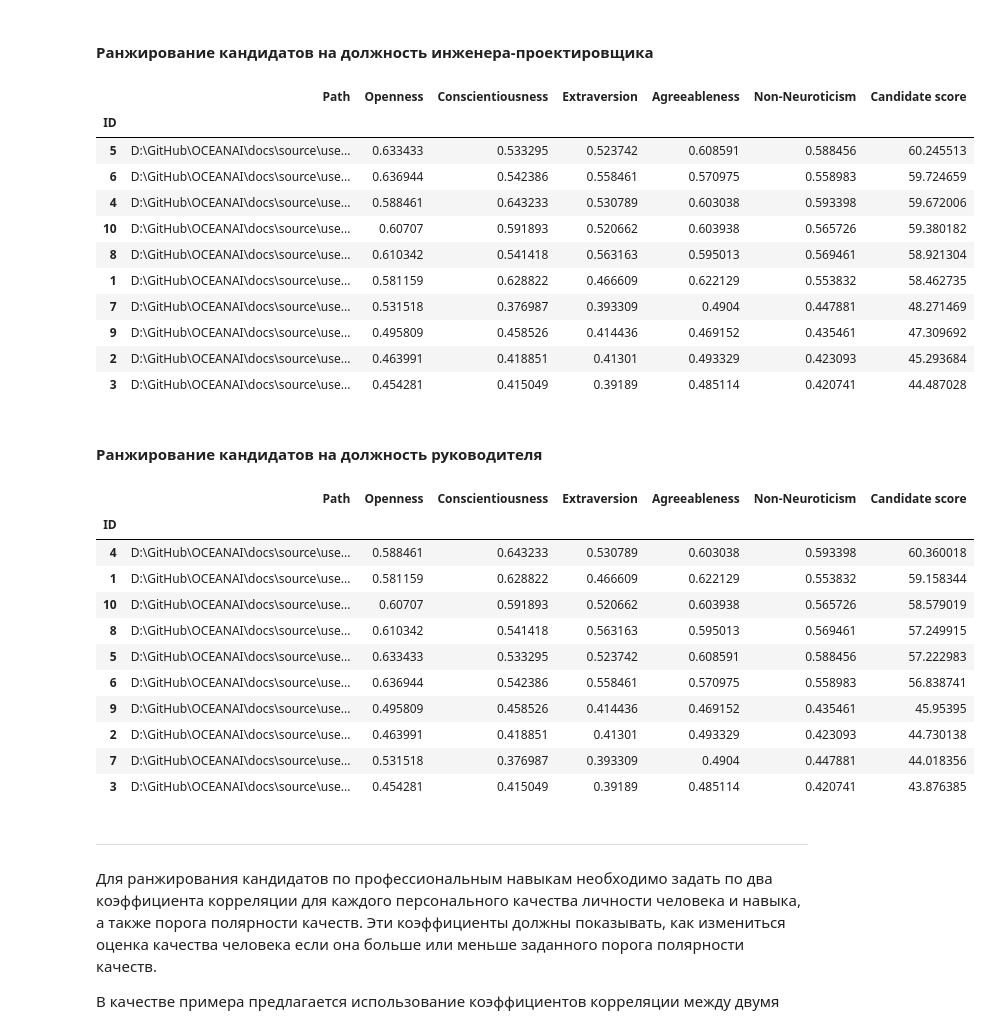
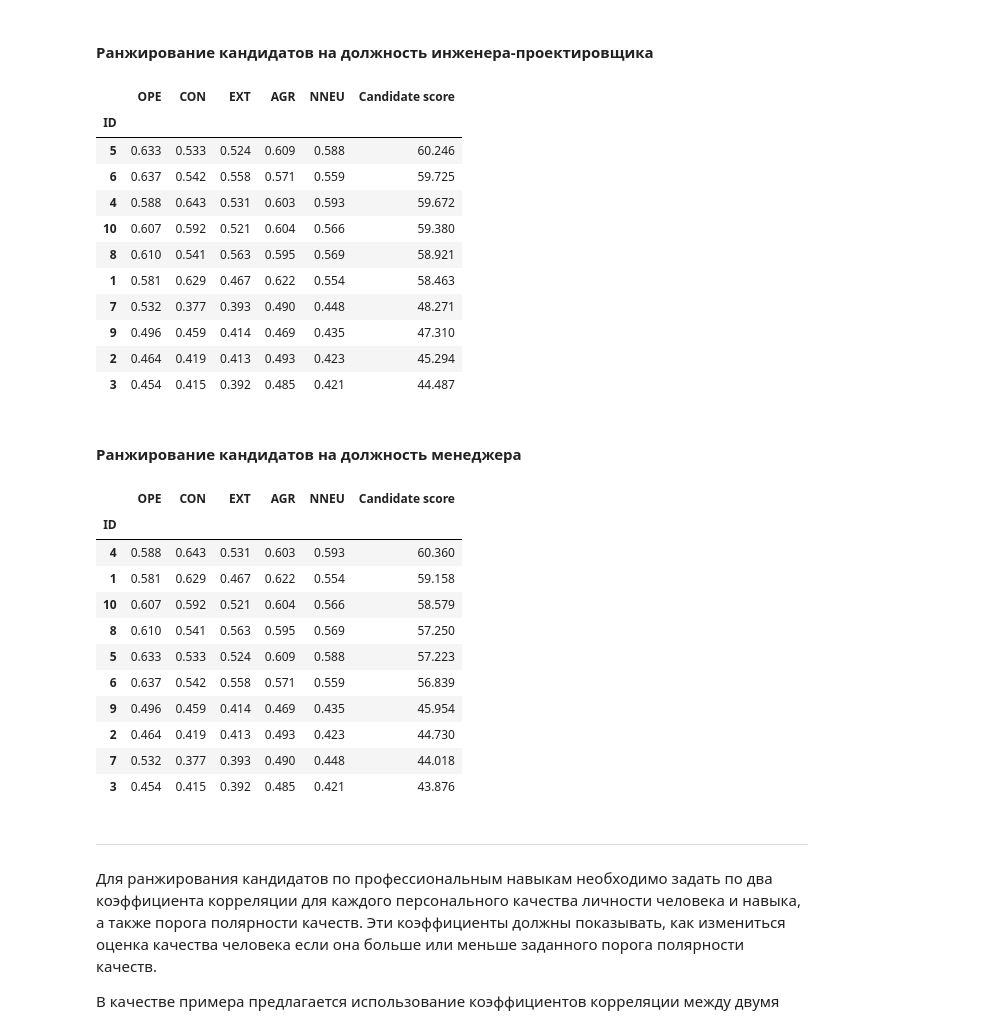
Before and after one commit to aimclub/OCEANAI, a Jupyter notebook: docs/source/user_guide/notebooks/Pipeline_practical_task_1.ipynb, the cells around one changed output. Drawn from its saved outputs; the diff is of its cells as text; code cells hidden in the pictures.

```diff
--- a/docs/source/user_guide/notebooks/Pipeline_practical_task_1.ipynb
+++ b/docs/source/user_guide/notebooks/Pipeline_practical_task_1.ipynb
@@ -179,34 +183,38 @@ traits_priority_for_professions
 # %%
 weights = traits_priority_for_professions.iloc[4].values[1:]
 weights = list(map(int, weights))
 
 _b5._candidate_ranking(
     weigths_openness = weights[0],
     weigths_conscientiousness = weights[1],
     weigths_extraversion = weights[2],
     weigths_agreeableness = weights[3],
     weigths_non_neuroticism = weights[4],
     out = False
 )
 
 _b5._save_logs(df = _b5.df_files_ranking_, name = 'engineer_candidate_ranking_fi_en', out = True)
 
-_b5.df_files_ranking_
+# Опционно
+df = _b5.df_files_ranking_.drop(['Path'], axis=1)
+df = df.rename(columns = {'Openness':'OPE', 'Conscientiousness':'CON', 'Extraversion': 'EXT', 'Agreeableness': 'AGR', 'Non-Neuroticism': 'NNEU'})
+df = df.apply(lambda x: [round(i, 3) for i in x])
+df
 # %% [output]
-|  | Path | Openness | Conscientiousness | Extraversion | Agreeableness | Non-Neuroticism | Candidate score |
-| ID |  |  |  |  |  |  |  |
-| 5 | D:\GitHub\OCEANAI\docs\source\use... | 0.633433 | 0.533295 | 0.523742 | 0.608591 | 0.588456 | 60.245513 |
-| 6 | D:\GitHub\OCEANAI\docs\source\use... | 0.636944 | 0.542386 | 0.558461 | 0.570975 | 0.558983 | 59.724659 |
-| 4 | D:\GitHub\OCEANAI\docs\source\use... | 0.588461 | 0.643233 | 0.530789 | 0.603038 | 0.593398 | 59.672006 |
-| 10 | D:\GitHub\OCEANAI\docs\source\use... | 0.60707 | 0.591893 | 0.520662 | 0.603938 | 0.565726 | 59.380182 |
-| 8 | D:\GitHub\OCEANAI\docs\source\use... | 0.610342 | 0.541418 | 0.563163 | 0.595013 | 0.569461 | 58.921304 |
-| 1 | D:\GitHub\OCEANAI\docs\source\use... | 0.581159 | 0.628822 | 0.466609 | 0.622129 | 0.553832 | 58.462735 |
-| 7 | D:\GitHub\OCEANAI\docs\source\use... | 0.531518 | 0.376987 | 0.393309 | 0.4904 | 0.447881 | 48.271469 |
-| 9 | D:\GitHub\OCEANAI\docs\source\use... | 0.495809 | 0.458526 | 0.414436 | 0.469152 | 0.435461 | 47.309692 |
-| 2 | D:\GitHub\OCEANAI\docs\source\use... | 0.463991 | 0.418851 | 0.41301 | 0.493329 | 0.423093 | 45.293684 |
-| 3 | D:\GitHub\OCEANAI\docs\source\use... | 0.454281 | 0.415049 | 0.39189 | 0.485114 | 0.420741 | 44.487028 |
+|  | OPE | CON | EXT | AGR | NNEU | Candidate score |
+| ID |  |  |  |  |  |  |
+| 5 | 0.633 | 0.533 | 0.524 | 0.609 | 0.588 | 60.246 |
+| 6 | 0.637 | 0.542 | 0.558 | 0.571 | 0.559 | 59.725 |
+| 4 | 0.588 | 0.643 | 0.531 | 0.603 | 0.593 | 59.672 |
+| 10 | 0.607 | 0.592 | 0.521 | 0.604 | 0.566 | 59.380 |
+| 8 | 0.610 | 0.541 | 0.563 | 0.595 | 0.569 | 58.921 |
+| 1 | 0.581 | 0.629 | 0.467 | 0.622 | 0.554 | 58.463 |
+| 7 | 0.532 | 0.377 | 0.393 | 0.490 | 0.448 | 48.271 |
+| 9 | 0.496 | 0.459 | 0.414 | 0.469 | 0.435 | 47.310 |
+| 2 | 0.464 | 0.419 | 0.413 | 0.493 | 0.423 | 45.294 |
+| 3 | 0.454 | 0.415 | 0.392 | 0.485 | 0.421 | 44.487 |
 # %% [markdown]
-#### Ранжирование кандидатов на должность руководителя
+#### Ранжирование кандидатов на должность менеджера
 # %%
 weights = traits_priority_for_professions.iloc[0].values[1:]
 weights = list(map(int, weights))
@@ -222,20 +230,24 @@ _b5._candidate_ranking(
 
 _b5._save_logs(df = _b5.df_files_ranking_, name = 'executive_candidate_ranking_fi_en', out = True)
 
-_b5.df_files_ranking_
+# Опционно
+df = _b5.df_files_ranking_.drop(['Path'], axis=1)
+df = df.rename(columns = {'Openness':'OPE', 'Conscientiousness':'CON', 'Extraversion': 'EXT', 'Agreeableness': 'AGR', 'Non-Neuroticism': 'NNEU'})
+df = df.apply(lambda x: [round(i, 3) for i in x])
+df
 # %% [output]
-|  | Path | Openness | Conscientiousness | Extraversion | Agreeableness | Non-Neuroticism | Candidate score |
-| ID |  |  |  |  |  |  |  |
-| 4 | D:\GitHub\OCEANAI\docs\source\use... | 0.588461 | 0.643233 | 0.530789 | 0.603038 | 0.593398 | 60.360018 |
-| 1 | D:\GitHub\OCEANAI\docs\source\use... | 0.581159 | 0.628822 | 0.466609 | 0.622129 | 0.553832 | 59.158344 |
-| 10 | D:\GitHub\OCEANAI\docs\source\use... | 0.60707 | 0.591893 | 0.520662 | 0.603938 | 0.565726 | 58.579019 |
-| 8 | D:\GitHub\OCEANAI\docs\source\use... | 0.610342 | 0.541418 | 0.563163 | 0.595013 | 0.569461 | 57.249915 |
-| 5 | D:\GitHub\OCEANAI\docs\source\use... | 0.633433 | 0.533295 | 0.523742 | 0.608591 | 0.588456 | 57.222983 |
-| 6 | D:\GitHub\OCEANAI\docs\source\use... | 0.636944 | 0.542386 | 0.558461 | 0.570975 | 0.558983 | 56.838741 |
-| 9 | D:\GitHub\OCEANAI\docs\source\use... | 0.495809 | 0.458526 | 0.414436 | 0.469152 | 0.435461 | 45.95395 |
-| 2 | D:\GitHub\OCEANAI\docs\source\use... | 0.463991 | 0.418851 | 0.41301 | 0.493329 | 0.423093 | 44.730138 |
-| 7 | D:\GitHub\OCEANAI\docs\source\use... | 0.531518 | 0.376987 | 0.393309 | 0.4904 | 0.447881 | 44.018356 |
-| 3 | D:\GitHub\OCEANAI\docs\source\use... | 0.454281 | 0.415049 | 0.39189 | 0.485114 | 0.420741 | 43.876385 |
+|  | OPE | CON | EXT | AGR | NNEU | Candidate score |
+| ID |  |  |  |  |  |  |
+| 4 | 0.588 | 0.643 | 0.531 | 0.603 | 0.593 | 60.360 |
+| 1 | 0.581 | 0.629 | 0.467 | 0.622 | 0.554 | 59.158 |
+| 10 | 0.607 | 0.592 | 0.521 | 0.604 | 0.566 | 58.579 |
+| 8 | 0.610 | 0.541 | 0.563 | 0.595 | 0.569 | 57.250 |
+| 5 | 0.633 | 0.533 | 0.524 | 0.609 | 0.588 | 57.223 |
+| 6 | 0.637 | 0.542 | 0.558 | 0.571 | 0.559 | 56.839 |
+| 9 | 0.496 | 0.459 | 0.414 | 0.469 | 0.435 | 45.954 |
+| 2 | 0.464 | 0.419 | 0.413 | 0.493 | 0.423 | 44.730 |
+| 7 | 0.532 | 0.377 | 0.393 | 0.490 | 0.448 | 44.018 |
+| 3 | 0.454 | 0.415 | 0.392 | 0.485 | 0.421 | 43.876 |
 # %% [markdown]
 <hr>
 
```
Also changed, not shown: parts of 13 cells of this notebook, 8 other files.
